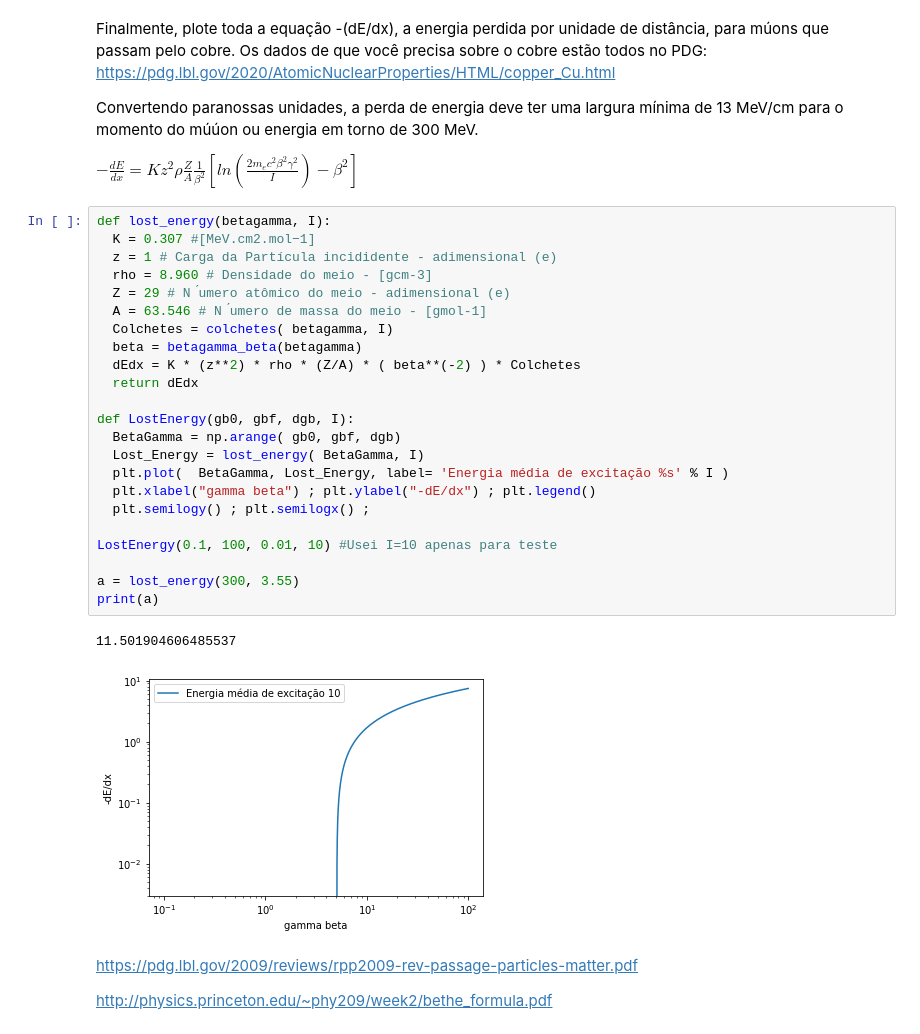
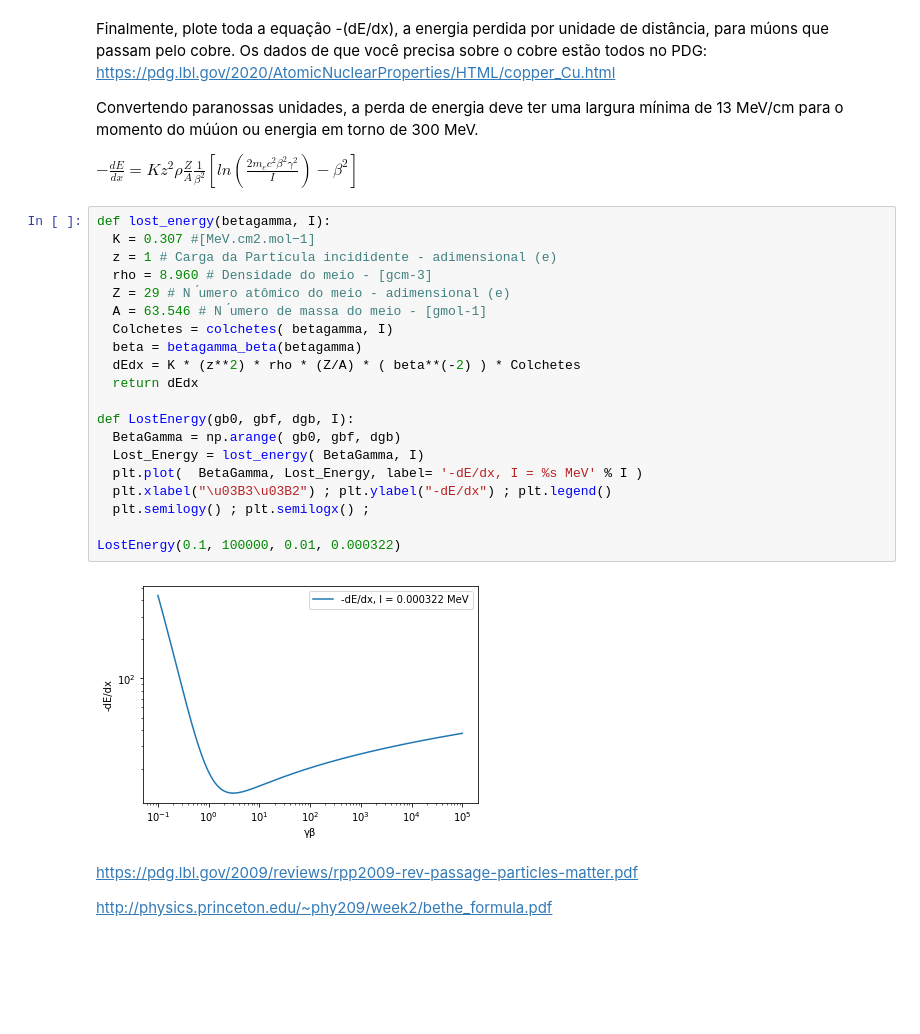
Before and after one commit to raphatrivium/Python-Introduction, a Jupyter notebook: projeto_Bethe_Bloch.ipynb, the cells around one changed output. Cells and saved outputs as stored; diff of their text form; blank space fills up the shorter version.

```diff
--- a/projeto_Bethe_Bloch.ipynb
+++ b/projeto_Bethe_Bloch.ipynb
@@ -179,29 +179,25 @@ $-\frac{dE}{dx} = K z^2 \rho \frac{Z}{A} \frac{1}{\beta^2}[ln (\frac{2 m_e c^2 \
 # %%
 def lost_energy(betagamma, I):
   K = 0.307 #[MeV.cm2.mol−1]
   z = 1 # Carga da Partícula incididente - adimensional (e)
   rho = 8.960 # Densidade do meio - [gcm-3]
   Z = 29 # N ́umero atômico do meio - adimensional (e)
   A = 63.546 # N ́umero de massa do meio - [gmol-1]
   Colchetes = colchetes( betagamma, I)
   beta = betagamma_beta(betagamma)
   dEdx = K * (z**2) * rho * (Z/A) * ( beta**(-2) ) * Colchetes
   return dEdx
 
 def LostEnergy(gb0, gbf, dgb, I):
   BetaGamma = np.arange( gb0, gbf, dgb)
   Lost_Energy = lost_energy( BetaGamma, I)
-  plt.plot(  BetaGamma, Lost_Energy, label= 'Energia média de excitação %s' % I )
-  plt.xlabel("gamma beta") ; plt.ylabel("-dE/dx") ; plt.legend()
+  plt.plot(  BetaGamma, Lost_Energy, label= '-dE/dx, I = %s MeV' % I )
+  plt.xlabel("\u03B3\u03B2") ; plt.ylabel("-dE/dx") ; plt.legend()
   plt.semilogy() ; plt.semilogx() ;
 
-LostEnergy(0.1, 100, 0.01, 10) #Usei I=10 apenas para teste
-
-a = lost_energy(300, 3.55)
-print(a)
+LostEnergy(0.1, 100000, 0.01, 0.000322)
 # %% [output]
-11.501904606485537
-[figure, old version]
+[figure, new version]
 # %% [markdown]
 https://pdg.lbl.gov/2009/reviews/rpp2009-rev-passage-particles-matter.pdf
 
```
Also changed, not shown: parts of 7 cells of this notebook.
